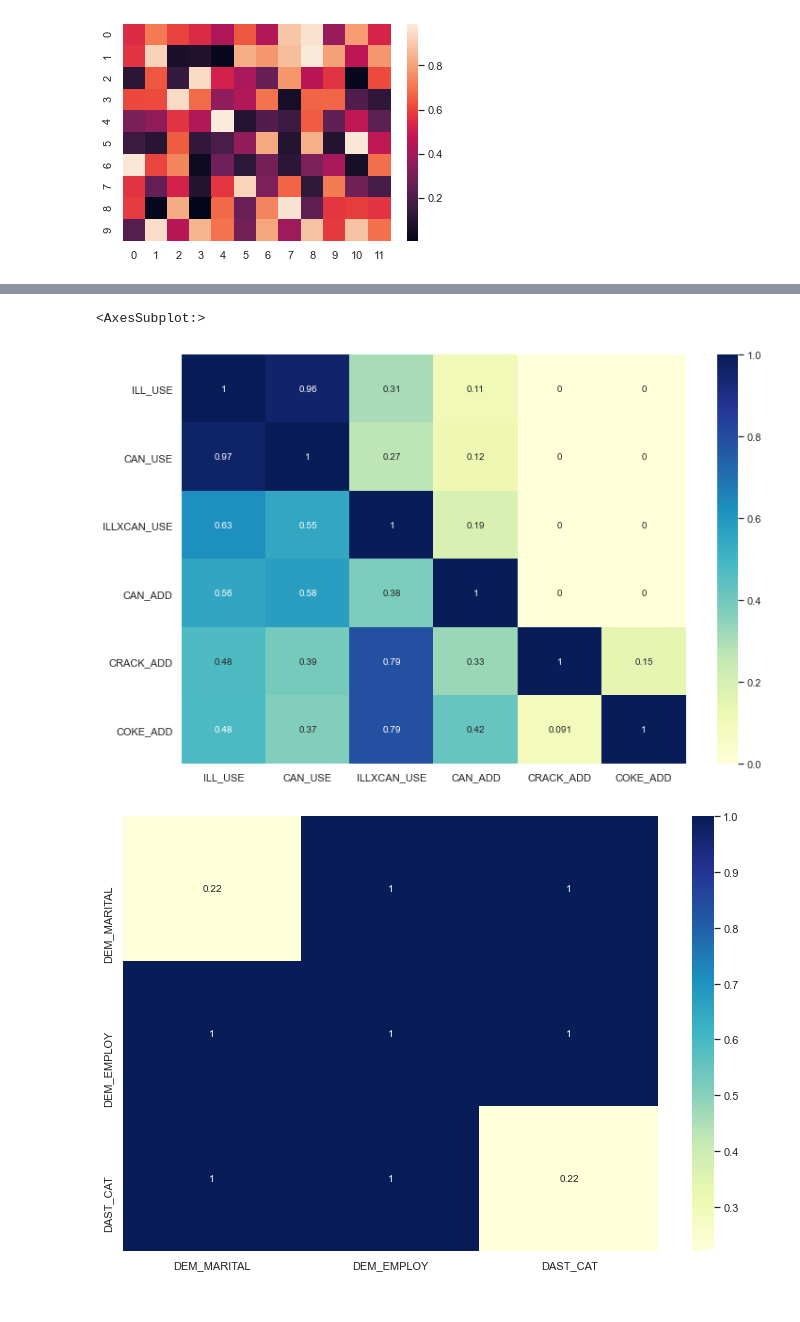
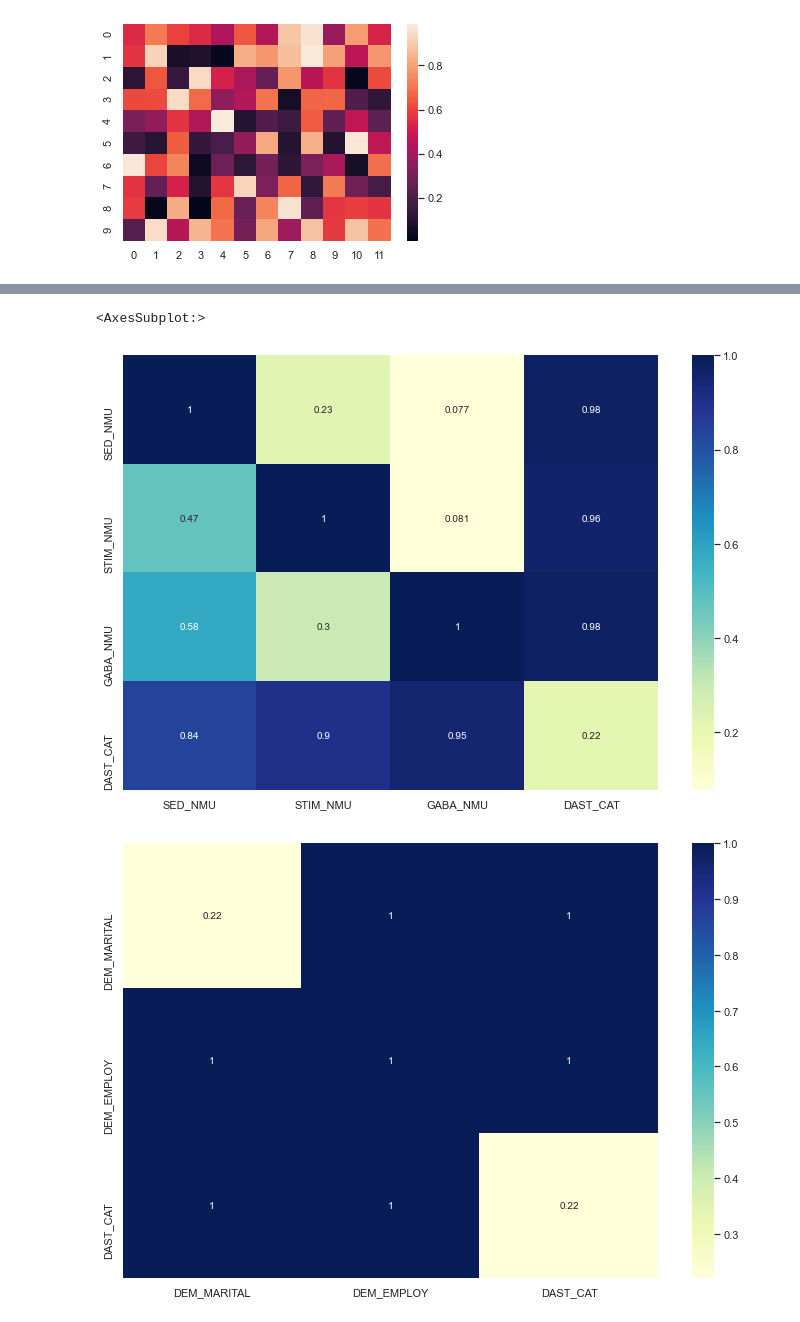
Before and after one commit to enzomescall/thebrazilians-datathon, a Jupyter notebook: tile_map.ipynb, the cells around one changed output, grey strips where cells are left out. Cells and saved outputs as stored; diff of their text form; code cells hidden in the pictures.

```diff
--- a/tile_map.ipynb
+++ b/tile_map.ipynb
@@ -48,3 +42,5 @@ lst= ['ILL_USE','CAN_USE','ILLXCAN_USE','CAN_ADD', 'CRACK_ADD', 'COKE_ADD']
+# %%
+lst= ['SED_NMU','STIM_NMU','GABA_NMU','DAST_CAT']
 # %%
 drug_df = df[lst]
 drug_df
@@ -53,33 +49,34 @@ chisqmatrix = pd.DataFrame(drug_df, columns = drug_col, index = drug_col)
 # %%
 '''outercount = 0
 innercount = 0
 '''
 for row in drug_col:
     for col in drug_col:
         contingency = pd.crosstab(index=df[row],columns = df[col], normalize = 'index')
         c, p, dof, expected = chi2_contingency(contingency)
         chisqmatrix.at[row, col]=round(p,5)
+        chisqmatrix.at[row, col] = round(p,5)
 '''        countexpected = expected[expected<5].size
         print(countexpected)
         perexpected = ((expected.size-countexpected)/expected.size)*100
         if perexpected<20:
             chisqmatrix.iloc[outercount,innercount]=2
 
             if row == col :
                 chisqmatrix.iloc[outercount,innercount] =0.00
                 innercount+=1
                 outercount+=1
                 innercount =0
 
 print(chisqmatrix)
 '''
 
 plt.figure(figsize=(12,8))
 
 sns.heatmap(chisqmatrix, annot=True, cmap="YlGnBu")
 # %% [output]
 <AxesSubplot:>
-[figure, old version]
+[figure, new version]
 # %%
 def gen_heatmap(df, lst):
     drug_df = df[lst]
```
Also changed, not shown: parts of 3 cells of this notebook, 1 other file.
